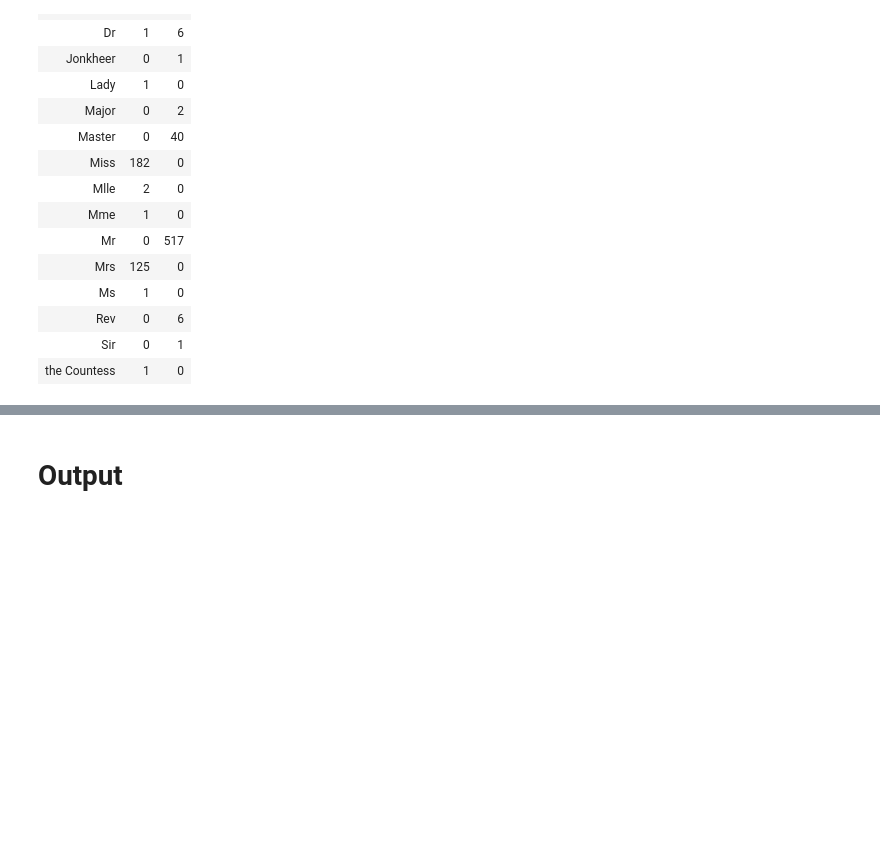
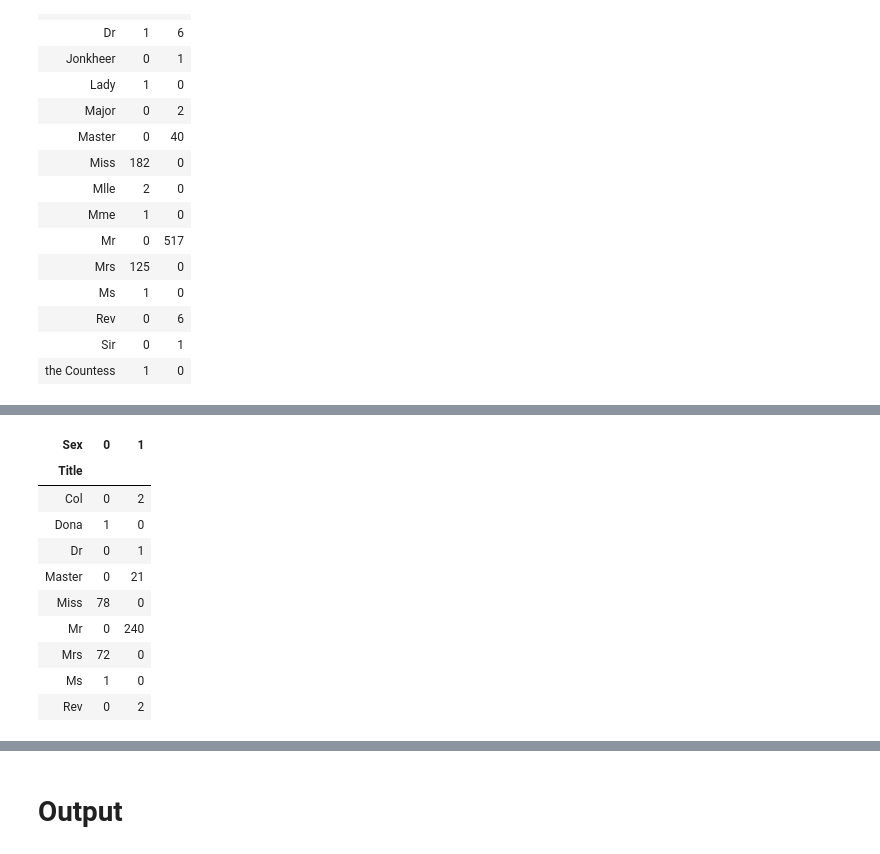
Before and after one commit to LivLilli/Titanic-Machine-Learning-from-disaster, a Jupyter notebook: Titanic.ipynb, the cells around one changed output, grey strips where cells are left out. Saved outputs shown, nothing was run; the diff lists cells and outputs as text; code cells hidden in the pictures; blank space fills up the shorter version.

```diff
--- a/Titanic.ipynb
+++ b/Titanic.ipynb
@@ -695,0 +715,14 @@ pd.crosstab(train_withoutID["Title"], train_withoutID["Sex"])
+# %%
+pd.crosstab(test_withoutID["Title"], test_withoutID["Sex"])
+# %% [output]
+| Sex | 0 | 1 |
+| Title |  |  |
+| Col | 0 | 2 |
+| Dona | 1 | 0 |
+| Dr | 0 | 1 |
+| Master | 0 | 21 |
+| Miss | 78 | 0 |
+| Mr | 0 | 240 |
+| Mrs | 72 | 0 |
+| Ms | 1 | 0 |
+| Rev | 0 | 2 |
```
Also changed, not shown: parts of 14 cells of this notebook.
